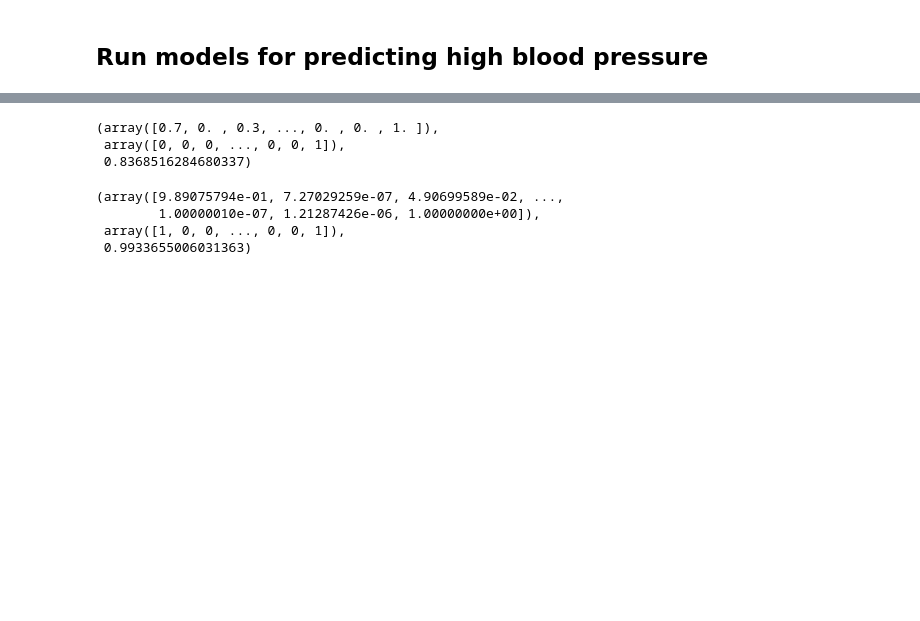
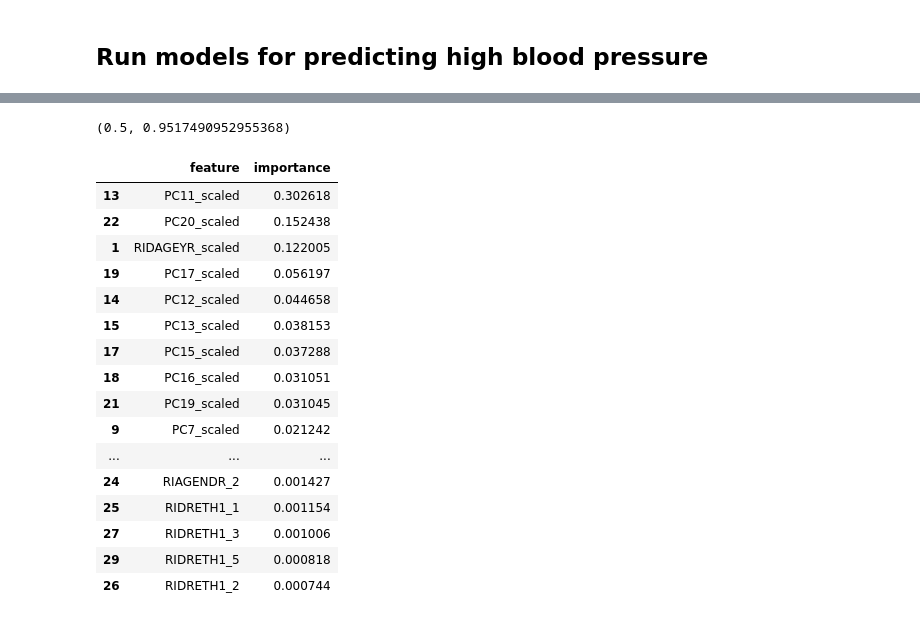
Before and after one commit to erika-tyagi/clustering-nhanes, a Jupyter notebook: process-raw-data/Supervised-classifiers.ipynb, the cells around one changed output, grey strips where cells are left out. Cells and saved outputs as stored; diff of their text form; code cells hidden in the pictures; blank space fills up the shorter version.

```diff
--- a/process-raw-data/Supervised-classifiers.ipynb
+++ b/process-raw-data/Supervised-classifiers.ipynb
@@ -183,5 +246,9 @@ Image('stump_1_pca.png')
 ## Run models for predicting high blood pressure
 # %%
 #Blood pressure - cluster, RF
-sk_models.run_rf_model(clean_train_b, clean_test_b, ['label'], list(clean_train_b.drop(['label'],axis=1).columns),
-          .8)
+rf_b_outputs = []
+
+for t in thresholds:
+    accuracy, feature_importance = sk_models.run_rf_model(clean_train_b, clean_test_b, ['label'], list(clean_train_b.drop(['label'],axis=1).columns),
+          t)
+    rf_b_outputs.append((t, accuracy, feature_importance))
@@ -191,4 +273,8 @@ sk_models.run_rf_model(clean_train_b, clean_test_b, ['label'], list(clean_train_
 # %%
 #Blood pressure - cluster, SVC
-sk_models.run_SVC_model(clean_train_b, clean_test_b, ['label'], list(clean_train_b.drop(['label'],axis=1).columns),
-          .8)
+svc_b_outputs = []
+
+for t in thresholds:
+    accuracy, feature_importance = sk_models.run_SVC_model(clean_train_b, clean_test_b, ['label'], list(clean_train_b.drop(['label'],axis=1).columns),
+          t)
+    svc_b_outputs.append((t, accuracy, feature_importance))
@@ -198,6 +280,0 @@ sk_models.run_SVC_model(clean_train_b, clean_test_b, ['label'], list(clean_train
-# %%
-#Blood pressure - cluster, stump decision tree
-tree, accuracy_t = sk_models.run_DT_model(clean_train_b, clean_test_b, ['label'], list(clean_train_b.drop(['label'],axis=1).columns),
-          .8)
-
-accuracy_t
@@ -216,17 +299,40 @@ Image('stump_2.png')
 # %%
 #Blood pressure - PCA, RF
-sk_models.run_rf_model(clean_train_b_pca, clean_test_b_pca, ['label'],
-                       list(clean_train_b_pca.drop(['label'],axis=1).columns),.8)
+rf_b_pca_outputs = []
+
+for t in thresholds:
+    accuracy, feature_importance = sk_models.run_rf_model(clean_train_b_pca, clean_test_b_pca, ['label'], list(clean_train_b_pca.drop(['label'],axis=1).columns),
+          t)
+    rf_b_pca_outputs.append((t, accuracy, feature_importance))
-# %% [output]
-(array([0.7, 0. , 0.3, ..., 0. , 0. , 1. ]),
- array([0, 0, 0, ..., 0, 0, 1]),
- 0.8368516284680337)
+# %%
+find_best_model(rf_b_pca_outputs)
+# %% [output]
+(0.5, 0.9517490952955368)
+# %%
+rf_b_pca_outputs[0][2]
+# %% [output]
+|  | feature | importance |
+| 13 | PC11_scaled | 0.302618 |
+| 22 | PC20_scaled | 0.152438 |
+| 1 | RIDAGEYR_scaled | 0.122005 |
+| 19 | PC17_scaled | 0.056197 |
+| 14 | PC12_scaled | 0.044658 |
+| 15 | PC13_scaled | 0.038153 |
+| 17 | PC15_scaled | 0.037288 |
+| 18 | PC16_scaled | 0.031051 |
+| 21 | PC19_scaled | 0.031045 |
+| 9 | PC7_scaled | 0.021242 |
+| ... | ... | ... |
+| 24 | RIAGENDR_2 | 0.001427 |
+| 25 | RIDRETH1_1 | 0.001154 |
+| 27 | RIDRETH1_3 | 0.001006 |
+| 29 | RIDRETH1_5 | 0.000818 |
+| 26 | RIDRETH1_2 | 0.000744 |
 # %%
-#Blood pressure - PCA , SVC
-sk_models.run_SVC_model(clean_train_b_pca, clean_test_b_pca, ['label'],
-                        list(clean_train_b_pca.drop(['label'],axis=1).columns),.8)
+#Blood pressure - PCA, SVC
+svc_b_pca_outputs = []
+
+for t in thresholds:
+    accuracy, feature_importance = sk_models.run_SVC_model(clean_train_b_pca, clean_test_b_pca, ['label'], list(clean_train_b_pca.drop(['label'],axis=1).columns),
+          t)
+    svc_b_pca_outputs.append((t, accuracy, feature_importance))
-# %% [output]
-(array([9.89075794e-01, 7.27029259e-07, 4.90699589e-02, ...,
-        1.00000010e-07, 1.21287426e-06, 1.00000000e+00]),
- array([1, 0, 0, ..., 0, 0, 1]),
- 0.9933655006031363)
```
Also changed, not shown: parts of 32 cells of this notebook, 1 other file.
